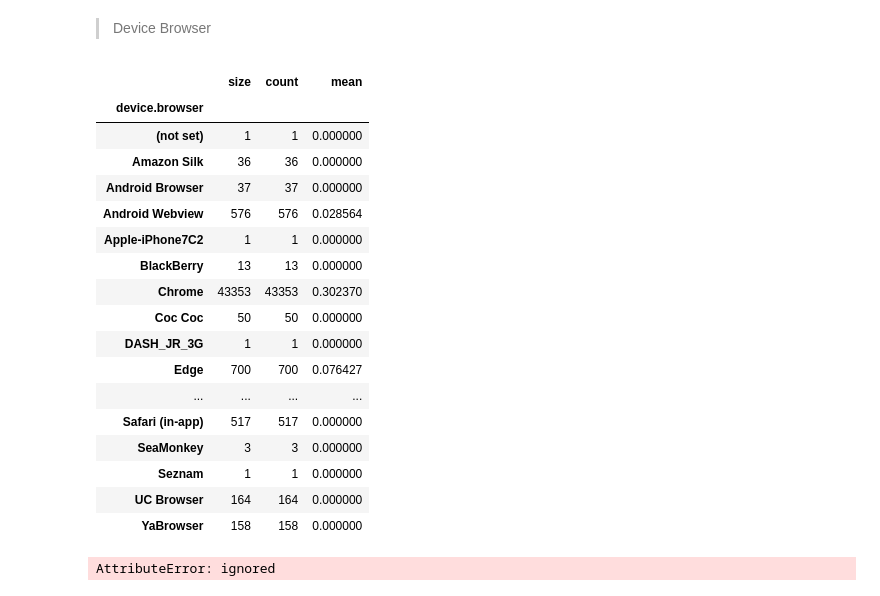
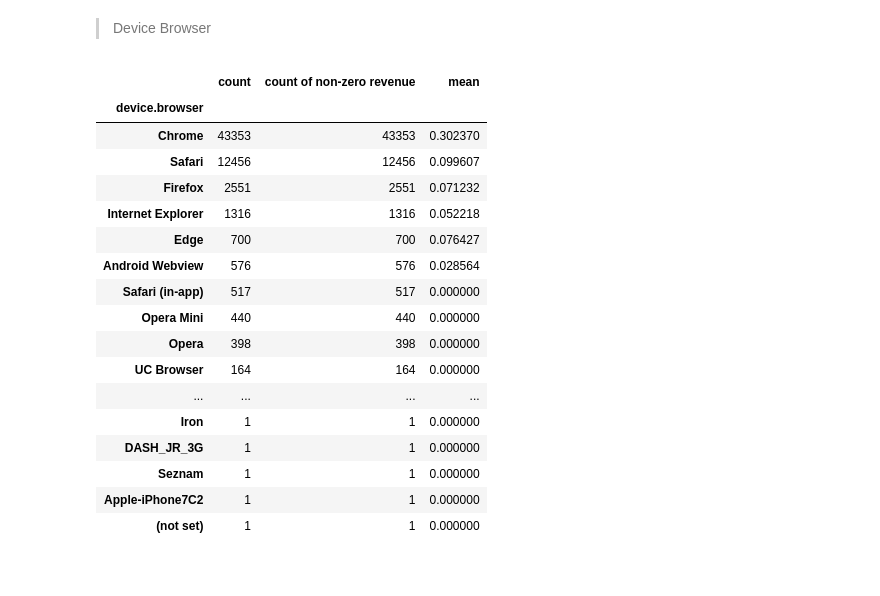
Before and after one commit to ttobaegi/ML_Python, a Jupyter notebook: EDA_GA_Revenue_Analysis.ipynb, the cells around one changed output. Drawn from its saved outputs; the diff is of its cells as text; code cells hidden in the pictures.

```diff
--- a/EDA_GA_Revenue_Analysis.ipynb
+++ b/EDA_GA_Revenue_Analysis.ipynb
@@ -544,27 +549,25 @@ Number of unique visitors : 60409  out of  62861
 > Device Browser
 # %%
 device_browser=df.groupby('device.browser')['totals.transactionRevenue'].agg(['size','count','mean'])
+device_browser.columns=['count','count of non-zero revenue', 'mean']
+device_browser = device_browser.sort_values(by='count', ascending=False)
 device_browser
 # %% [output]
-|  | size | count | mean |
+|  | count | count of non-zero revenue | mean |
 | device.browser |  |  |  |
+| Chrome | 43353 | 43353 | 0.302370 |
+| Safari | 12456 | 12456 | 0.099607 |
+| Firefox | 2551 | 2551 | 0.071232 |
+| Internet Explorer | 1316 | 1316 | 0.052218 |
+| Edge | 700 | 700 | 0.076427 |
+| Android Webview | 576 | 576 | 0.028564 |
+| Safari (in-app) | 517 | 517 | 0.000000 |
+| Opera Mini | 440 | 440 | 0.000000 |
+| Opera | 398 | 398 | 0.000000 |
+| UC Browser | 164 | 164 | 0.000000 |
+| ... | ... | ... | ... |
+| Iron | 1 | 1 | 0.000000 |
+| DASH_JR_3G | 1 | 1 | 0.000000 |
+| Seznam | 1 | 1 | 0.000000 |
+| Apple-iPhone7C2 | 1 | 1 | 0.000000 |
 | (not set) | 1 | 1 | 0.000000 |
-| Amazon Silk | 36 | 36 | 0.000000 |
-| Android Browser | 37 | 37 | 0.000000 |
-| Android Webview | 576 | 576 | 0.028564 |
-| Apple-iPhone7C2 | 1 | 1 | 0.000000 |
-| BlackBerry | 13 | 13 | 0.000000 |
-| Chrome | 43353 | 43353 | 0.302370 |
-| Coc Coc | 50 | 50 | 0.000000 |
-| DASH_JR_3G | 1 | 1 | 0.000000 |
-| Edge | 700 | 700 | 0.076427 |
-| ... | ... | ... | ... |
-| Safari (in-app) | 517 | 517 | 0.000000 |
-| SeaMonkey | 3 | 3 | 0.000000 |
-| Seznam | 1 | 1 | 0.000000 |
-| UC Browser | 164 | 164 | 0.000000 |
-| YaBrowser | 158 | 158 | 0.000000 |
-# %%
-sns.countplot(data=df,x=device_browser.index, y=device_browser['size'].values_count()).set_title('Device_browser')
-# %% [output]
-AttributeError: ignored
```
Also changed, not shown: parts of 3 cells of this notebook.
